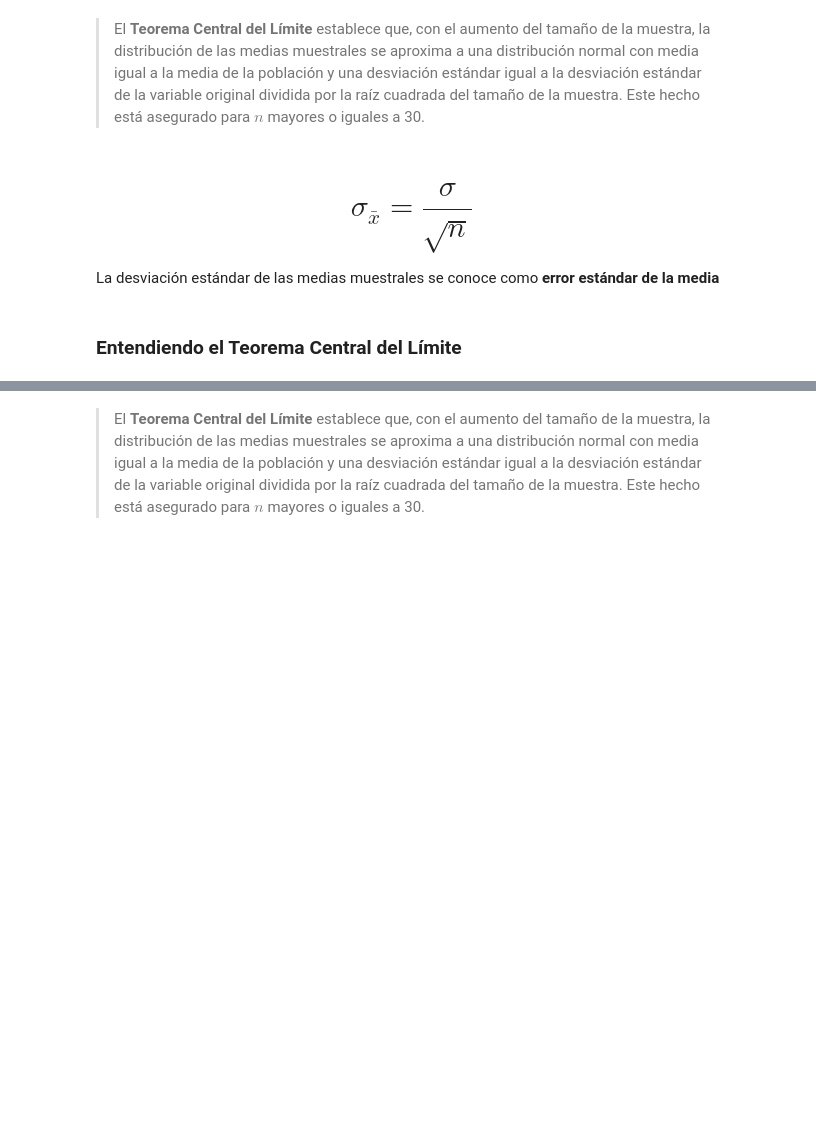
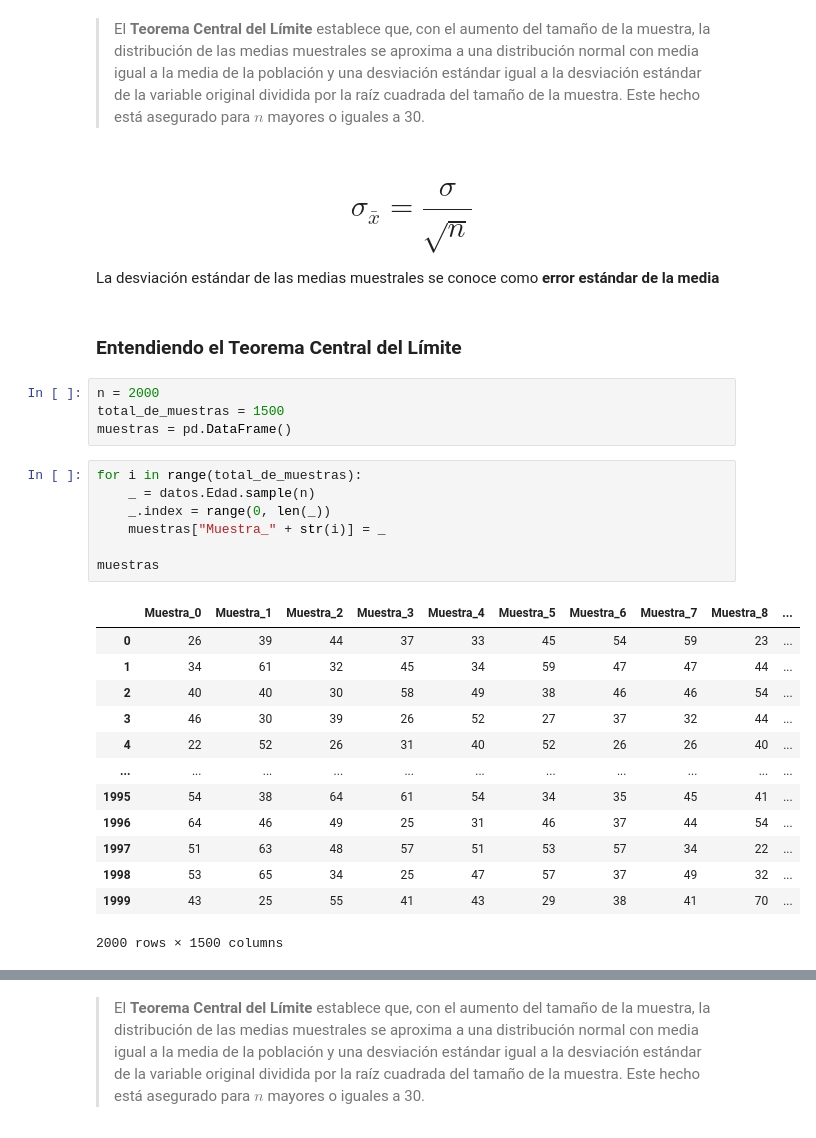
Before and after one commit to Luis1g/Probabilidad_y_Muestreo, a Jupyter notebook: Inicial.ipynb, the cells around one changed output, grey strips where cells are left out. Cells and saved outputs as stored; diff of their text form; blank space fills up the shorter version.

```diff
--- a/Inicial.ipynb
+++ b/Inicial.ipynb
@@ -768,8 +768,33 @@ Es la forma de hacer suposiciones generalizadas sobre los parámetros de una pob
 # %% [markdown]
 > El **Teorema Central del Límite** establece que, con el aumento del tamaño de la muestra, la distribución de las medias muestrales se aproxima a una distribución normal con media igual a la media de la población y una desviación estándar igual a la desviación estándar de la variable original dividida por la raíz cuadrada del tamaño de la muestra. Este hecho está asegurado para $n$ mayores o iguales a 30.
 # %% [markdown]
-# $$\sigma_\bar{x} = \frac{\sigma}{\sqrt{n}}$$
+# $$\sigma_{\bar{x}} = \frac{\sigma}{\sqrt{n}}$$
 
 La desviación estándar de las medias muestrales se conoce como **error estándar de la media**
 # %% [markdown]
 ### Entendiendo el Teorema Central del Límite
+# %%
+n = 2000
+total_de_muestras = 1500
+muestras = pd.DataFrame()
+# %%
+for i in range(total_de_muestras):
+    _ = datos.Edad.sample(n)
+    _.index = range(0, len(_))
+    muestras["Muestra_" + str(i)] = _
+
+muestras
+# %% [output]
+|  | Muestra_0 | Muestra_1 | Muestra_2 | Muestra_3 | Muestra_4 | Muestra_5 | Muestra_6 | Muestra_7 | Muestra_8 | ... |
+| 0 | 26 | 39 | 44 | 37 | 33 | 45 | 54 | 59 | 23 | ... |
+| 1 | 34 | 61 | 32 | 45 | 34 | 59 | 47 | 47 | 44 | ... |
+| 2 | 40 | 40 | 30 | 58 | 49 | 38 | 46 | 46 | 54 | ... |
+| 3 | 46 | 30 | 39 | 26 | 52 | 27 | 37 | 32 | 44 | ... |
+| 4 | 22 | 52 | 26 | 31 | 40 | 52 | 26 | 26 | 40 | ... |
+| ... | ... | ... | ... | ... | ... | ... | ... | ... | ... | ... |
+| 1995 | 54 | 38 | 64 | 61 | 54 | 34 | 35 | 45 | 41 | ... |
+| 1996 | 64 | 46 | 49 | 25 | 31 | 46 | 37 | 44 | 54 | ... |
+| 1997 | 51 | 63 | 48 | 57 | 51 | 53 | 57 | 34 | 22 | ... |
+| 1998 | 53 | 65 | 34 | 25 | 47 | 57 | 37 | 49 | 32 | ... |
+| 1999 | 43 | 25 | 55 | 41 | 43 | 29 | 38 | 41 | 70 | ... |
+2000 rows × 1500 columns
```
Also changed, not shown: parts of 25 cells of this notebook.
